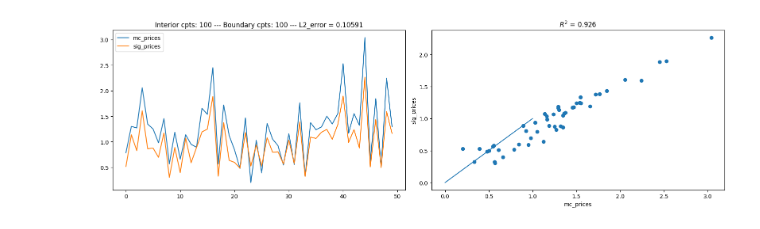
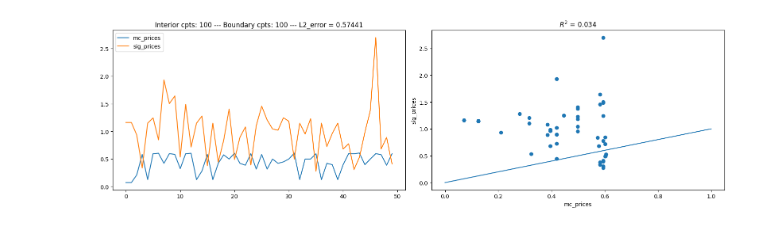
Before and after one commit to yousif-alnaimi/sigoptim, a Jupyter notebook: ppdes/fBM_ppde.ipynb, the cells around one changed output. Saved outputs shown, nothing was run; the diff lists cells and outputs as text; code cells hidden in the pictures.

```diff
--- a/ppdes/fBM_ppde.ipynb
+++ b/ppdes/fBM_ppde.ipynb
@@ -17,12 +17,12 @@ device = torch.device("cuda" if torch.cuda.is_available() else "cpu")
 T, a         = 1., -.4
 n_increments = 20
 log_strike   = -1.
-payoff       = lambda p: max(np.exp(p[-1]) - np.exp(log_strike), 0.) # call
+payoff       = lambda gamma_T: max(np.exp(gamma_T) - np.exp(log_strike), 0.) # call
 
 # evaluation points
 n_eval       = 50
 t_inds_eval  = np.random.choice(n_increments, n_eval)
-paths_eval   = generate_X_theta_paths(t_inds_eval, n_increments, T, a)
+paths_eval   = generate_theta_paths(t_inds_eval, n_increments, T, a)
 
 # sigkernel parameters
 sigma_t, sigma_sig, dyadic_order, max_batch = 0.5, 1e5, 1, 50
@@ -63,15 +38,15 @@ mc_prices_exact = mc_pricer_exact.fit_predict(t_inds_eval, paths_eval, payoff)
 # %%
 m = 100
 n = 100
 
-sigma_t, sigma_sig, dyadic_order, max_batch = 1e1, 1e5, 1, 100
+sigma_t, sigma_sig, dyadic_order, max_batch = 1e0, 1e6, 1, 100
 
 sig_pricer = fBM_sigkernel_pricer(n_increments, m, n, T, a, sigma_t, sigma_sig, dyadic_order, max_batch, device)
 sig_pricer.fit(payoff)
 sig_prices = sig_pricer.predict(t_inds_eval, paths_eval)
 plot_results(mc_prices_exact, sig_prices, m, n, error_fn, error_name)
 # %% [output]
-[figure, old version]
+[figure, new version]
 # %%
 n_samples_mc, error_mc = 0, 1e9
 m, n, error_sig        = 0, 0, 1e9
```
Also changed, not shown: parts of 2 cells of this notebook, 4 other files.
